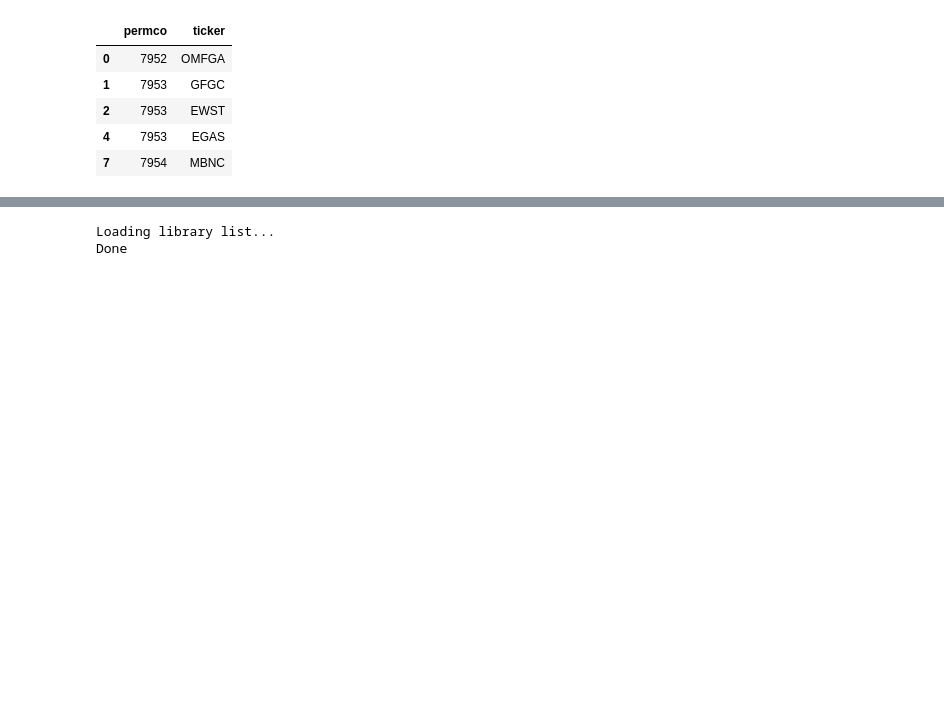
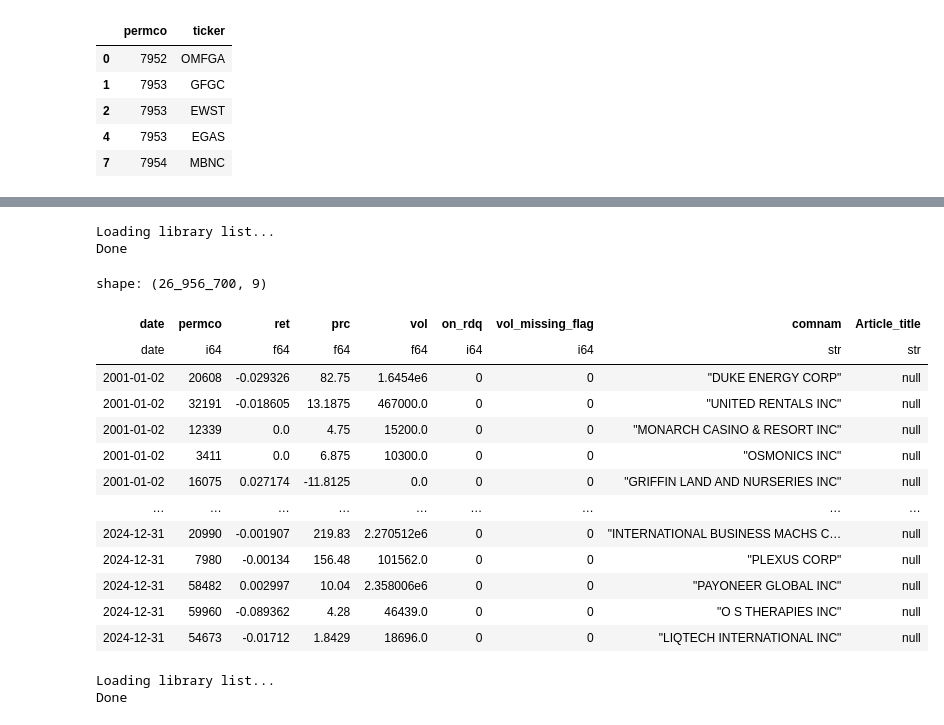
Before and after one commit to Wfiles/iti-8k-analysis, a Jupyter notebook: news_permco.ipynb, the cells around one changed output, grey strips where cells are left out. Saved outputs shown, nothing was run; the diff lists cells and outputs as text; code cells hidden in the pictures; blank space fills up the shorter version.

Commit message:
Added News + Returns processing

```diff
--- a/news_permco.ipynb
+++ b/news_permco.ipynb
@@ -395,3 +314,27 @@ final_df = all_stocks.join(
+# %%
+from src.preprocessing import process_final_dataset
+
+df = process_final_dataset("data/raw/All_external.csv", "data/all_stocks_us_with_vol_flag.csv")
+# %% [output]
+Loading library list...
+Done
+# %%
+df
+# %% [output]
+shape: (26_956_700, 9)
+| date | permco | ret | prc | vol | on_rdq | vol_missing_flag | comnam | Article_title |
+| date | i64 | f64 | f64 | f64 | i64 | i64 | str | str |
+| 2001-01-02 | 20608 | -0.029326 | 82.75 | 1.6454e6 | 0 | 0 | "DUKE ENERGY CORP" | null |
+| 2001-01-02 | 32191 | -0.018605 | 13.1875 | 467000.0 | 0 | 0 | "UNITED RENTALS INC" | null |
+| 2001-01-02 | 12339 | 0.0 | 4.75 | 15200.0 | 0 | 0 | "MONARCH CASINO & RESORT INC" | null |
+| 2001-01-02 | 3411 | 0.0 | 6.875 | 10300.0 | 0 | 0 | "OSMONICS INC" | null |
+| 2001-01-02 | 16075 | 0.027174 | -11.8125 | 0.0 | 0 | 0 | "GRIFFIN LAND AND NURSERIES INC" | null |
+| … | … | … | … | … | … | … | … | … |
+| 2024-12-31 | 20990 | -0.001907 | 219.83 | 2.270512e6 | 0 | 0 | "INTERNATIONAL BUSINESS MACHS C… | null |
+| 2024-12-31 | 7980 | -0.00134 | 156.48 | 101562.0 | 0 | 0 | "PLEXUS CORP" | null |
+| 2024-12-31 | 58482 | 0.002997 | 10.04 | 2.358006e6 | 0 | 0 | "PAYONEER GLOBAL INC" | null |
+| 2024-12-31 | 59960 | -0.089362 | 4.28 | 46439.0 | 0 | 0 | "O S THERAPIES INC" | null |
+| 2024-12-31 | 54673 | -0.01712 | 1.8429 | 18696.0 | 0 | 0 | "LIQTECH INTERNATIONAL INC" | null |
 # %%
 from src.preprocessing import prepare_ITI_data
 iti_df = prepare_ITI_data('data/ITIs.csv')
```
Also changed, not shown: parts of 10 cells of this notebook, 4 other files.
